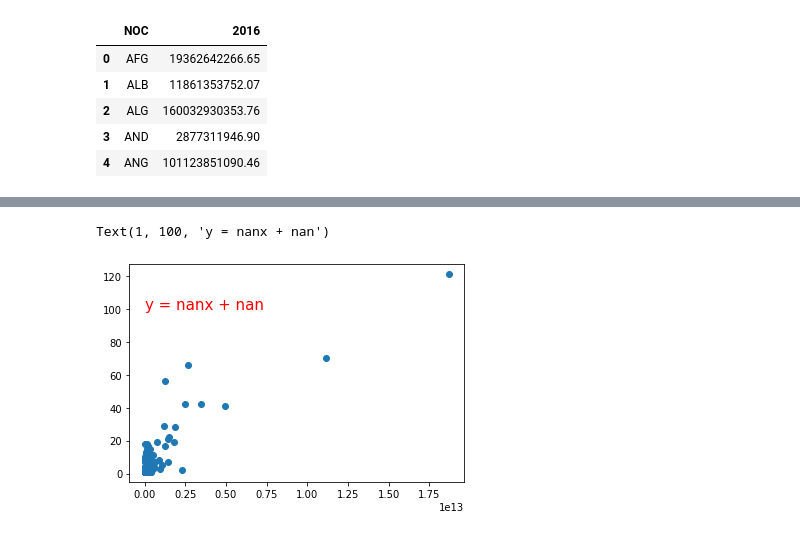
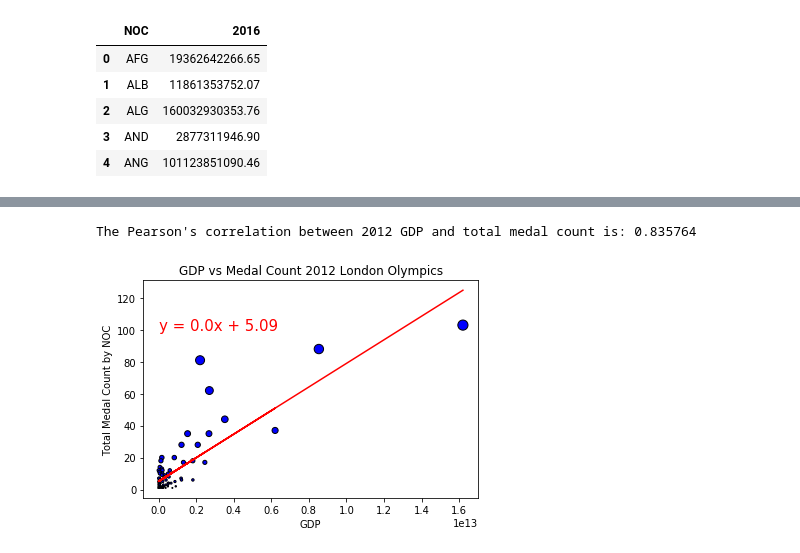
Before and after one commit to tysorensen/project1-group1, a Jupyter notebook: olympic_data_angie.ipynb, the cells around one changed output, grey strips where cells are left out. Drawn from its saved outputs; the diff is of its cells as text; code cells hidden in the pictures.

```diff
--- a/olympic_data_angie.ipynb
+++ b/olympic_data_angie.ipynb
@@ -149,14 +145,43 @@ Text(0, 0.5, 'Total Medal Count by NOC')
-# %%
-# Add linear regression
-
-x_values = merge_2016["2016"]
-y_values = merge_2016["Medal_Count"]
-(slope, intercept, rvalue, pvalue, stderr) = linregress(x_values , y_values)
-regress_values = x_values * slope + intercept
-line_eq = "y = " + str(round(slope,2)) + "x + " + str(round(intercept,2))
-plt.scatter(x_values, y_values)
-plt.plot(x_values, regress_values, "r-")
-plt.annotate(line_eq, (1, 100), fontsize=15, color="red")
-# %% [output]
-Text(1, 100, 'y = nanx + nan')
-[figure, removed]
+# %%
+# GDP and medal count analysis on 2012 Olympics
+olympics_2012 = summer_olympics.loc[summer_olympics.Year == 2012]
+
+# # Drop rows where Medal is NaN
+no_null_olympics_2012 = olympics_2012.dropna(how='any')
+
+# # Dropping duplicate medals for team events
+final_result = no_null_olympics_2012.drop_duplicates(subset=['Event', 'NOC', 'Medal'])
+
+# Grouping by NOC countries and calculating total medals won by country
+medal_count_by_NOC_2012 = final_result.NOC.value_counts().to_frame(name = "Medal_Count").reset_index()
+final_medal_count_by_NOC_2012 = medal_count_by_NOC_2012.rename(columns={"index": "NOC"})
+
+# Creating a dataframe for just 2012 GDP data
+gdp_NOC_2012 = gdp_data.loc[: , ["NOC", "2012"]]
+
+# Merge the medal count by NOC and GDP dataframes
+merge_2012 = pd.merge(final_medal_count_by_NOC_2012, gdp_NOC_2012, on="NOC", how="left")
+merge_2012["Reformatted"] = (merge_2012["2012"]/1000000000).apply(lambda x: "${:,.2f}BB".format(x))
+clean_merge_2012 = merge_2012.dropna(how="any")
+
+# Scatter plot of medal count and gdp for 2012 Olympic medal winners to see
+# if there is a correlation between GDP and medal count.  Also adding linear regression
+medal_count = clean_merge_2012["Medal_Count"]
+gdp = clean_merge_2012["2012"]
+
+x_values = gdp
+y_values = medal_count
+(slope, intercept, rvalue, pvalue, stderr) = linregress(x_values , y_values)
+regress_values = x_values * slope + intercept
+line_eq = "y = " + str(round(slope,2)) + "x + " + str(round(intercept,2))
+plt.scatter(x_values, y_values,  marker="o", facecolors="blue", edgecolor="black", s=medal_count)
+plt.plot(x_values, regress_values, "r-")
+plt.annotate(line_eq, (1, 100), fontsize=15, color="red")
+plt.title("GDP vs Medal Count 2012 London Olympics")
+plt.xlabel("GDP")
+plt.ylabel("Total Medal Count by NOC")
+
+print(f"The Pearson's correlation between 2012 GDP and total medal count is: {round(rvalue, 6)}")
+# %% [output]
+The Pearson's correlation between 2012 GDP and total medal count is: 0.835764
+[figure, added]
```
Also changed, not shown: parts of 8 cells of this notebook, 2 other files.
